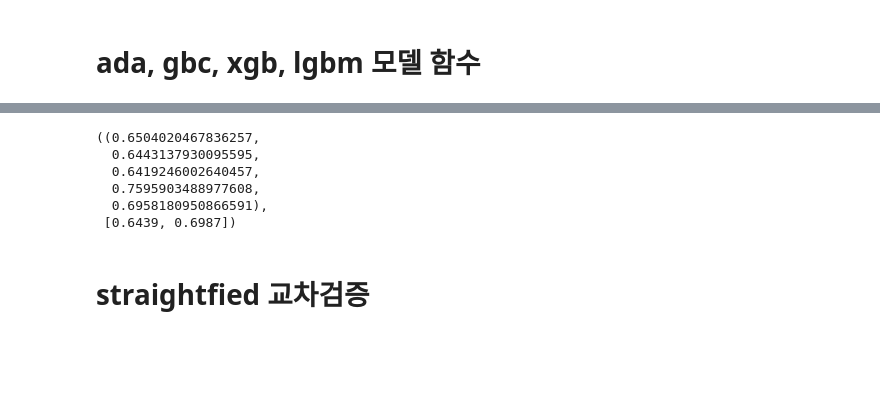
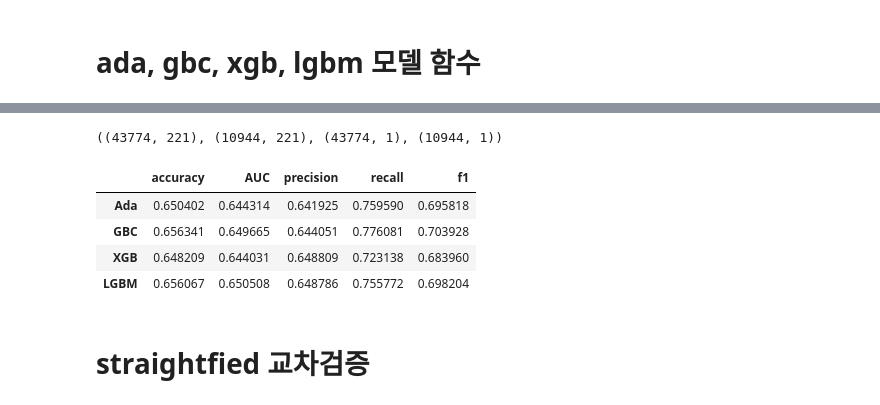
Before and after one commit to dss-14th/ml-repo-3, a Jupyter notebook: yong's/wow_gridsearch.ipynb, the cells around one changed output, grey strips where cells are left out. Drawn from its saved outputs; the diff is of its cells as text; code cells hidden in the pictures; blank space fills up the shorter version.

```diff
--- a/yong's/wow_gridsearch.ipynb
+++ b/yong's/wow_gridsearch.ipynb
@@ -153,0 +139,3 @@ model = [ada]
+# %%
+y_test = pd.read_csv('../MACH_data/Y_test_data_without_0feature.csv' )
+y_test
@@ -153,0 +156,3 @@ model = [ada]
+# %%
+y_train = pd.read_csv('../MACH_data/Y_train_data_without_0feature.csv' )
+y_train
@@ -154,12 +173,15 @@ model = [ada]
+# %%
+X_train.shape, X_test.shape, y_train.shape, y_test.shape
+# %% [output]
+((43774, 221), (10944, 221), (43774, 1), (10944, 1))
 # %%
-fit_model(ada, X_train, X_test, y_train, y_test)
+models_score_df(models, model_names, X_train, X_test, y_train, y_test)
 # %% [output]
-((0.6504020467836257,
-  0.6443137930095595,
-  0.6419246002640457,
-  0.7595903488977608,
-  0.6958180950866591),
- [0.6439, 0.6987])
+|  | accuracy | AUC | precision | recall | f1 |
+| Ada | 0.650402 | 0.644314 | 0.641925 | 0.759590 | 0.695818 |
+| GBC | 0.656341 | 0.649665 | 0.644051 | 0.776081 | 0.703928 |
+| XGB | 0.648209 | 0.644031 | 0.648809 | 0.723138 | 0.683960 |
+| LGBM | 0.656067 | 0.650508 | 0.648786 | 0.755772 | 0.698204 |
 # %% [markdown]
 # straightfied 교차검증
 # %%
```
Also changed, not shown: parts of 22 cells of this notebook, 6 other files.
